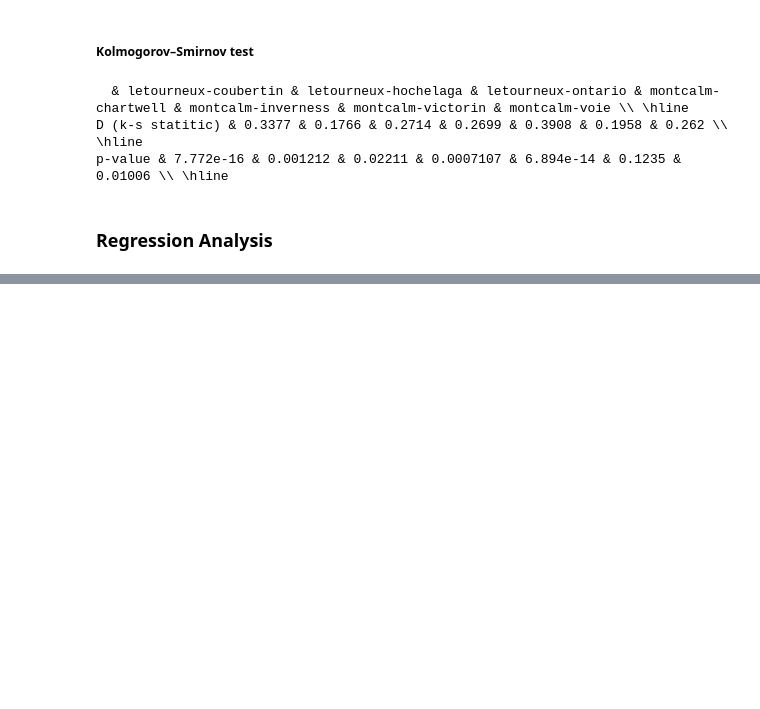
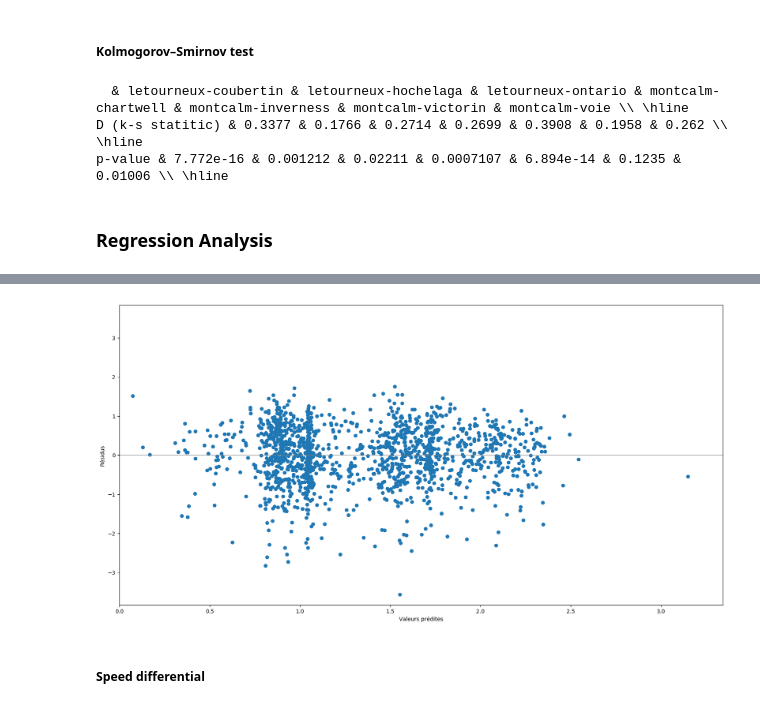
Before and after one commit to FinestStone/AV-Interactions-City-Traffic, a Jupyter notebook: findings.ipynb, the cells around one changed output, grey strips where cells are left out. Drawn from its saved outputs; the diff is of its cells as text; code cells hidden in the pictures; blank space fills up the shorter version.

```diff
--- a/findings.ipynb
+++ b/findings.ipynb
@@ -256,0 +431,16 @@ p-value & 7.772e-16 & 0.001212 & 0.02211 & 0.0007107 & 6.894e-14 & 0.1235 & 0.01
+# %%
+uniquePetValues = np.sort(petTtcSpeedDiff.pet.unique())
+
+# Removing low PET values resulting from bad segmentation
+petDf = petTtcSpeedDiff.loc[petTtcSpeedDiff.pet > 0]
+petDf = petDf.drop(petDf.loc[petDf.pet == uniquePetValues[0]].index)
+petDf = petDf.drop(petDf.loc[petDf.pet == uniquePetValues[1]].index)
+petDf = petDf.drop(petDf.loc[petDf.pet == uniquePetValues[2]].index)
+petDf = petDf.drop(petDf.loc[(petDf.pet == uniquePetValues[3]) & ((petDf.interaction_id == 103) | (petDf.interaction_id == 32) | (petDf.interaction_id == 37))].index)
+petDf = petDf.drop(petDf.loc[(petDf.pet == uniquePetValues[4]) & (petDf.interaction_id == 119)].index)
+petDf = petDf.drop(petDf.loc[(petDf.pet == uniquePetValues[5]) & (petDf.interaction_id == 75)].index)
+# %%
+modelPet = smf.ols('np.log(pet) ~ ' + m, data=petDf)
+results = modelPet.fit()
+print(results.summary())
+# print(results.summary().as_latex())
@@ -256,0 +465,8 @@ p-value & 7.772e-16 & 0.001212 & 0.02211 & 0.0007107 & 6.894e-14 & 0.1235 & 0.01
+# %%
+showResidualPlot(results)
+plt.xlim(0)
+plt.savefig("imgs/residusPet.pdf", format="pdf", bbox_inches='tight', transparent="True", pad_inches=0)
+# %% [output]
+[figure, added]
+# %% [markdown]
+##### Speed differential
```
Also changed, not shown: parts of 21 cells of this notebook.
